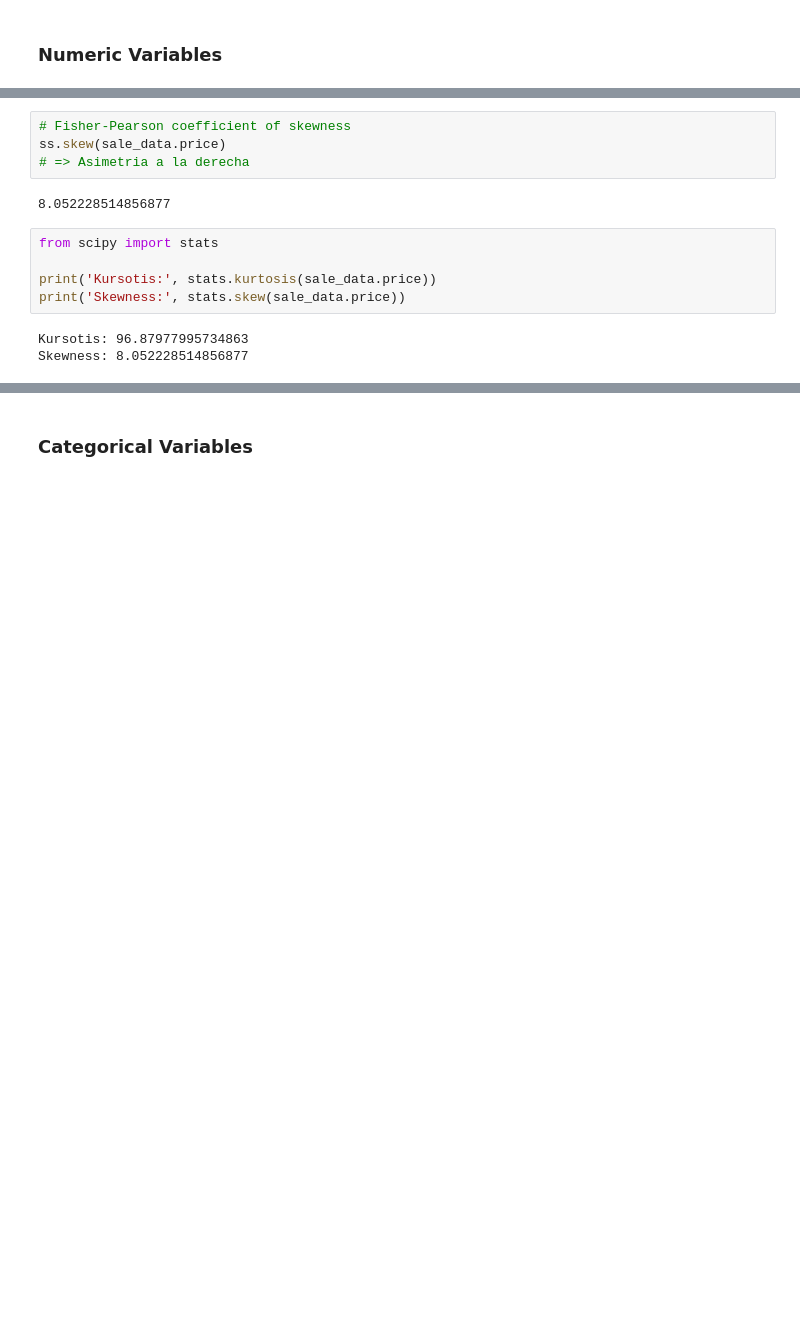
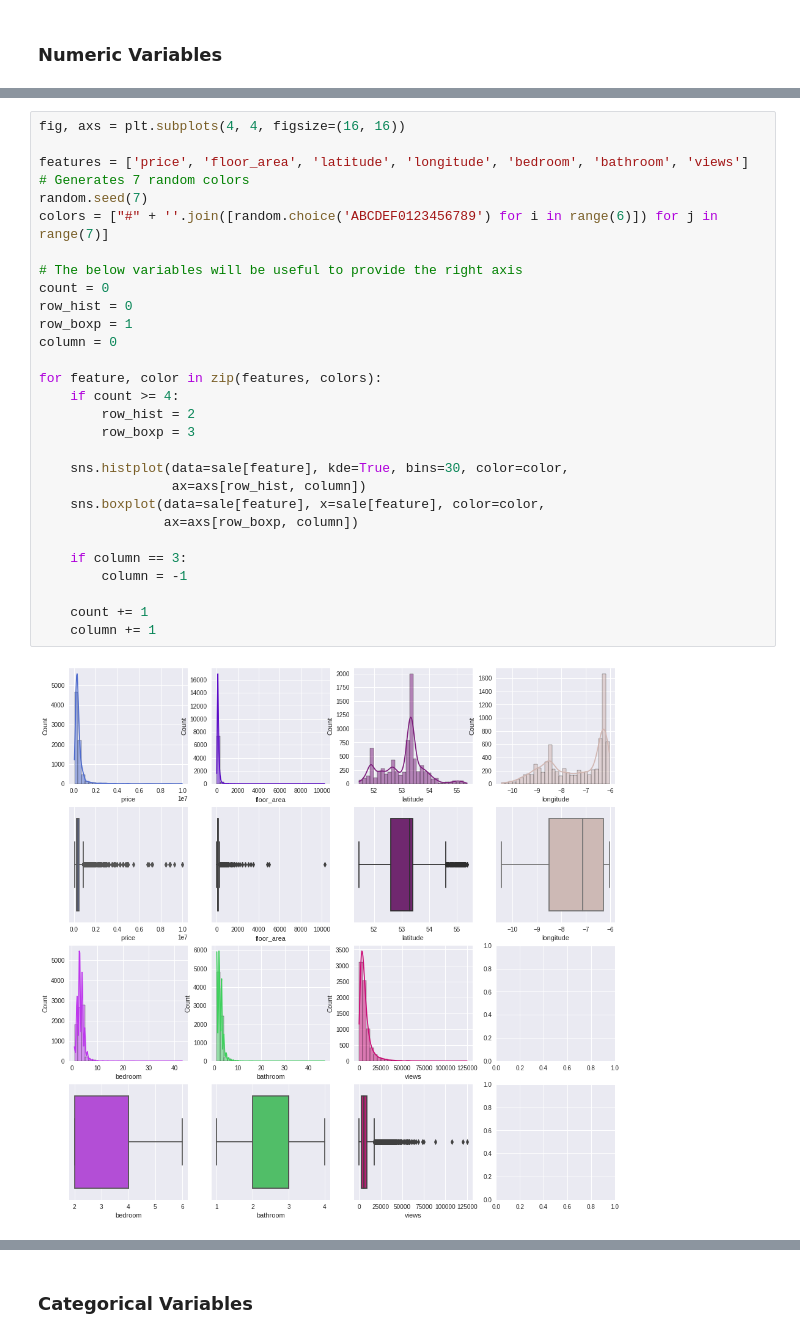
Before and after one commit to javiicc/Identifying_Potential_Investment_Opportunities_In_The_Irish_Real_Estate_Market_Using_MachineLearning, a Jupyter notebook: Data_Analysis.ipynb, the cells around one changed output, grey strips where cells are left out. Cells and saved outputs as stored; diff of their text form; blank space fills up the shorter version.

```diff
--- a/Data_Analysis.ipynb
+++ b/Data_Analysis.ipynb
@@ -150,14 +111,31 @@ axs[0, 0].legend();
-# %%
-# Fisher-Pearson coefficient of skewness
-ss.skew(sale_data.price)
-# => Asimetria a la derecha
-# %% [output]
-8.052228514856877
-# %%
-from scipy import stats
-
-print('Kursotis:', stats.kurtosis(sale_data.price))
-print('Skewness:', stats.skew(sale_data.price))
-# %% [output]
-Kursotis: 96.87977995734863
-Skewness: 8.052228514856877
+# %%
+fig, axs = plt.subplots(4, 4, figsize=(16, 16))
+
+features = ['price', 'floor_area', 'latitude', 'longitude', 'bedroom', 'bathroom', 'views']
+# Generates 7 random colors
+random.seed(7)
+colors = ["#" + ''.join([random.choice('ABCDEF0123456789') for i in range(6)]) for j in range(7)]
+
+# The below variables will be useful to provide the right axis
+count = 0
+row_hist = 0
+row_boxp = 1
+column = 0
+
+for feature, color in zip(features, colors):
+    if count >= 4:
+        row_hist = 2
+        row_boxp = 3
+
+    sns.histplot(data=sale[feature], kde=True, bins=30, color=color,
+                 ax=axs[row_hist, column])
+    sns.boxplot(data=sale[feature], x=sale[feature], color=color,
+                ax=axs[row_boxp, column])
+
+    if column == 3:
+        column = -1
+
+    count += 1
+    column += 1
+# %% [output]
+[figure, added]
```
Also changed, not shown: parts of 26 cells of this notebook, 1 other file.
